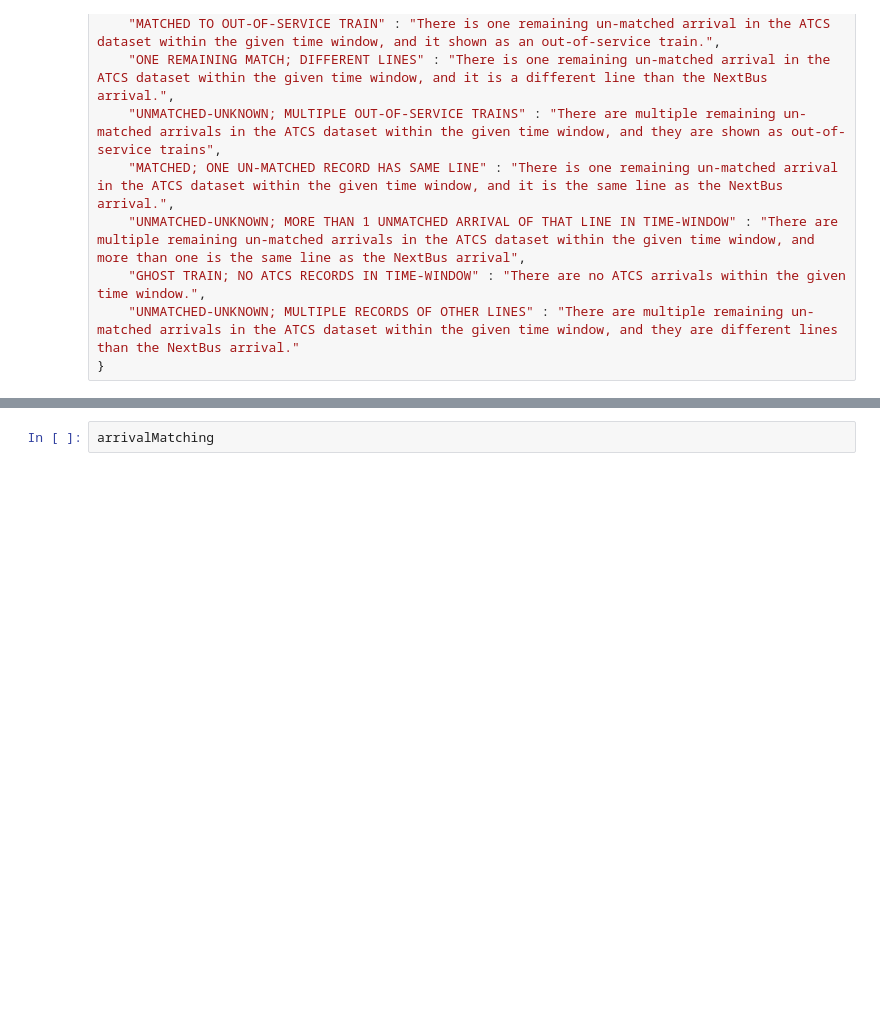
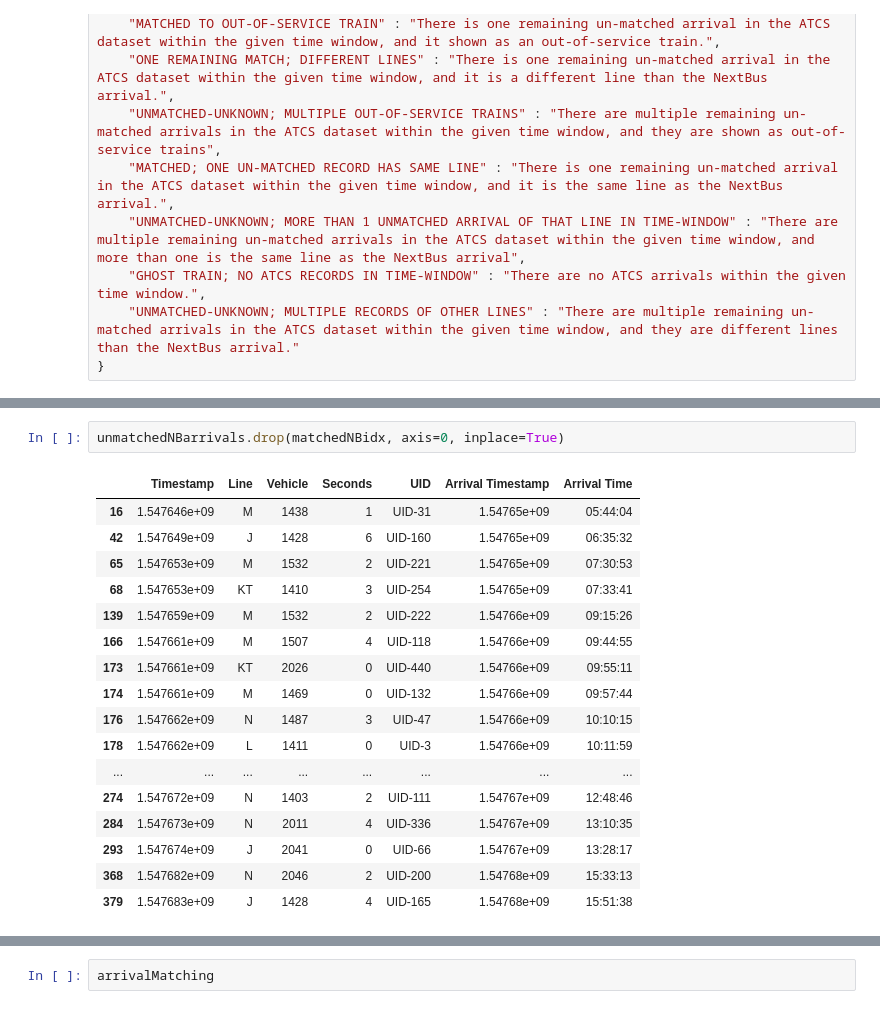
Before and after one commit to simonhochberg/nb-atcs, a Jupyter notebook: FullDayAnalysis.ipynb, the cells around one changed output, grey strips where cells are left out. Cells and saved outputs as stored; diff of their text form; blank space fills up the shorter version.

```diff
--- a/FullDayAnalysis.ipynb
+++ b/FullDayAnalysis.ipynb
@@ -1227,0 +1497,20 @@ for i in arrivals[arrivals["Seconds"] <= 60].index:
+# %%
+unmatchedNBarrivals.drop(matchedNBidx, axis=0, inplace=True)
+# %% [output]
+|  | Timestamp | Line | Vehicle | Seconds | UID | Arrival Timestamp | Arrival Time |
+| 16 | 1.547646e+09 | M | 1438 | 1 | UID-31 | 1.54765e+09 | 05:44:04 |
+| 42 | 1.547649e+09 | J | 1428 | 6 | UID-160 | 1.54765e+09 | 06:35:32 |
+| 65 | 1.547653e+09 | M | 1532 | 2 | UID-221 | 1.54765e+09 | 07:30:53 |
+| 68 | 1.547653e+09 | KT | 1410 | 3 | UID-254 | 1.54765e+09 | 07:33:41 |
+| 139 | 1.547659e+09 | M | 1532 | 2 | UID-222 | 1.54766e+09 | 09:15:26 |
+| 166 | 1.547661e+09 | M | 1507 | 4 | UID-118 | 1.54766e+09 | 09:44:55 |
+| 173 | 1.547661e+09 | KT | 2026 | 0 | UID-440 | 1.54766e+09 | 09:55:11 |
+| 174 | 1.547661e+09 | M | 1469 | 0 | UID-132 | 1.54766e+09 | 09:57:44 |
+| 176 | 1.547662e+09 | N | 1487 | 3 | UID-47 | 1.54766e+09 | 10:10:15 |
+| 178 | 1.547662e+09 | L | 1411 | 0 | UID-3 | 1.54766e+09 | 10:11:59 |
+| ... | ... | ... | ... | ... | ... | ... | ... |
+| 274 | 1.547672e+09 | N | 1403 | 2 | UID-111 | 1.54767e+09 | 12:48:46 |
+| 284 | 1.547673e+09 | N | 2011 | 4 | UID-336 | 1.54767e+09 | 13:10:35 |
+| 293 | 1.547674e+09 | J | 2041 | 0 | UID-66 | 1.54767e+09 | 13:28:17 |
+| 368 | 1.547682e+09 | N | 2046 | 2 | UID-200 | 1.54768e+09 | 15:33:13 |
+| 379 | 1.547683e+09 | J | 1428 | 4 | UID-165 | 1.54768e+09 | 15:51:38 |
```
Also changed, not shown: parts of 36 cells of this notebook, 1 other file.
